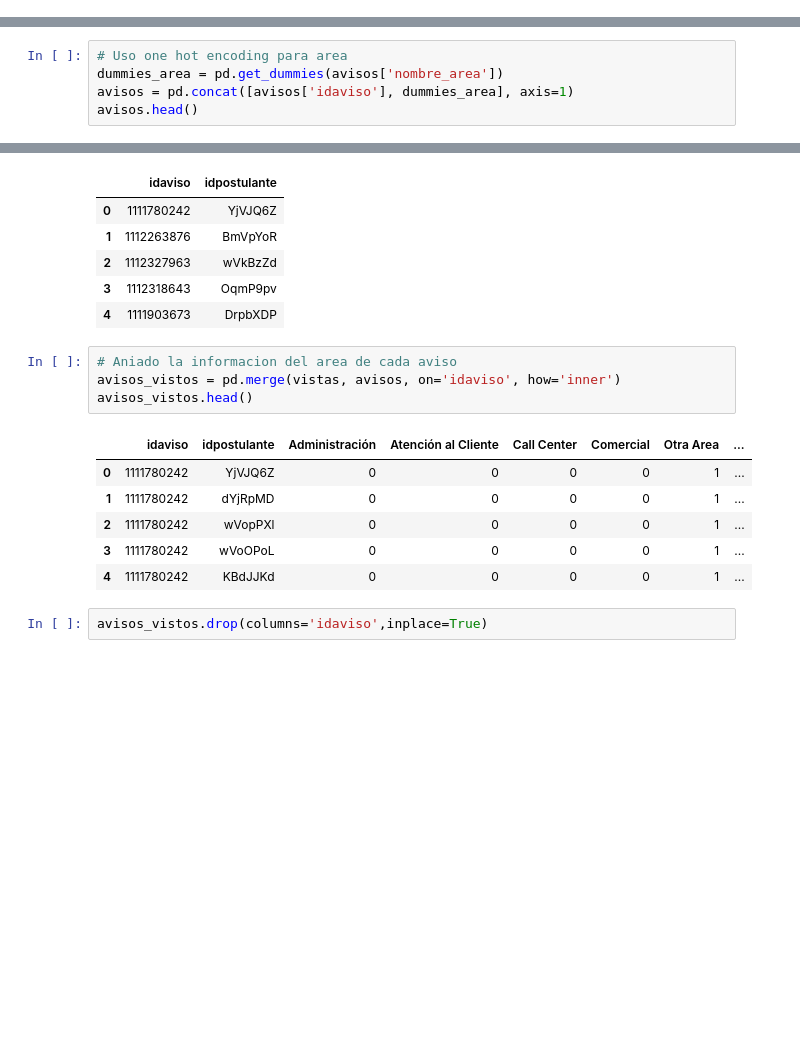
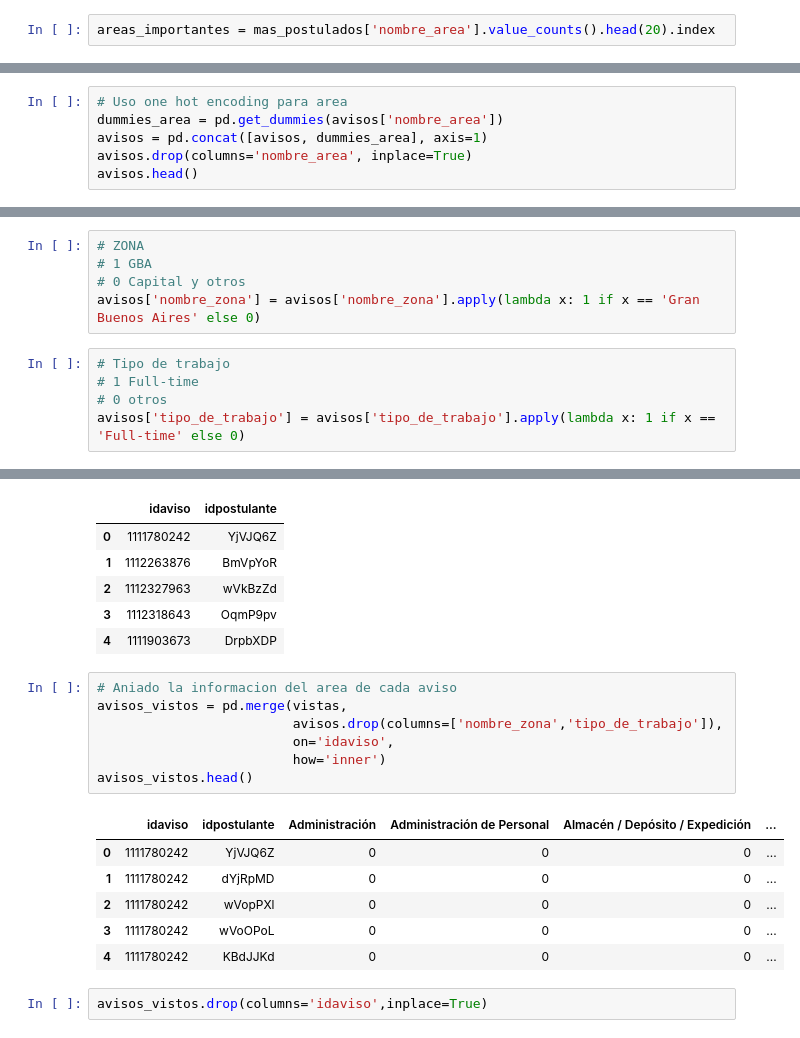
Before and after one commit to SergioCalvani/TP2-Datos, a Jupyter notebook: Notebooks/notebookv02.ipynb, the cells around one changed output, grey strips where cells are left out. Drawn from its saved outputs; the diff is of its cells as text; blank space fills up the shorter version.

```diff
--- a/Notebooks/notebookv02.ipynb
+++ b/Notebooks/notebookv02.ipynb
@@ -53,9 +77,12 @@ avisos.head()
+# %%
+areas_importantes = mas_postulados['nombre_area'].value_counts().head(20).index
 # %%
 avisos.drop_duplicates(subset='idaviso', inplace=True)
 avisos['nombre_area'] = avisos['nombre_area'].apply(lambda x: x if x in areas_importantes else 'Otra Area')
 # %%
 # Uso one hot encoding para area
 dummies_area = pd.get_dummies(avisos['nombre_area'])
-avisos = pd.concat([avisos['idaviso'], dummies_area], axis=1)
+avisos = pd.concat([avisos, dummies_area], axis=1)
+avisos.drop(columns='nombre_area', inplace=True)
 avisos.head()
 # %% [output]
@@ -68,3 +95,13 @@ avisos.head()
+# %%
+# ZONA
+# 1 GBA
+# 0 Capital y otros
+avisos['nombre_zona'] = avisos['nombre_zona'].apply(lambda x: 1 if x == 'Gran Buenos Aires' else 0)
+# %%
+# Tipo de trabajo
+# 1 Full-time
+# 0 otros
+avisos['tipo_de_trabajo'] = avisos['tipo_de_trabajo'].apply(lambda x: 1 if x == 'Full-time' else 0)
 # %%
 avisos.head()
 # %% [output]
@@ -104,15 +141,18 @@ vistas.head()
 | 4 | 1111903673 | DrpbXDP |
 # %%
 # Aniado la informacion del area de cada aviso
-avisos_vistos = pd.merge(vistas, avisos, on='idaviso', how='inner')
+avisos_vistos = pd.merge(vistas,
+                         avisos.drop(columns=['nombre_zona','tipo_de_trabajo']),
+                         on='idaviso',
+                         how='inner')
 avisos_vistos.head()
 # %% [output]
-|  | idaviso | idpostulante | Administración | Atención al Cliente | Call Center | Comercial | Otra Area | ... |
-| 0 | 1111780242 | YjVJQ6Z | 0 | 0 | 0 | 0 | 1 | ... |
-| 1 | 1111780242 | dYjRpMD | 0 | 0 | 0 | 0 | 1 | ... |
-| 2 | 1111780242 | wVopPXl | 0 | 0 | 0 | 0 | 1 | ... |
-| 3 | 1111780242 | wVoOPoL | 0 | 0 | 0 | 0 | 1 | ... |
-| 4 | 1111780242 | KBdJJKd | 0 | 0 | 0 | 0 | 1 | ... |
+|  | idaviso | idpostulante | Administración | Administración de Personal | Almacén / Depósito / Expedición | ... |
+| 0 | 1111780242 | YjVJQ6Z | 0 | 0 | 0 | ... |
+| 1 | 1111780242 | dYjRpMD | 0 | 0 | 0 | ... |
+| 2 | 1111780242 | wVopPXl | 0 | 0 | 0 | ... |
+| 3 | 1111780242 | wVoOPoL | 0 | 0 | 0 | ... |
+| 4 | 1111780242 | KBdJJKd | 0 | 0 | 0 | ... |
 # %%
 avisos_vistos.drop(columns='idaviso',inplace=True)
 # %%
```
Also changed, not shown: parts of 47 cells of this notebook.
